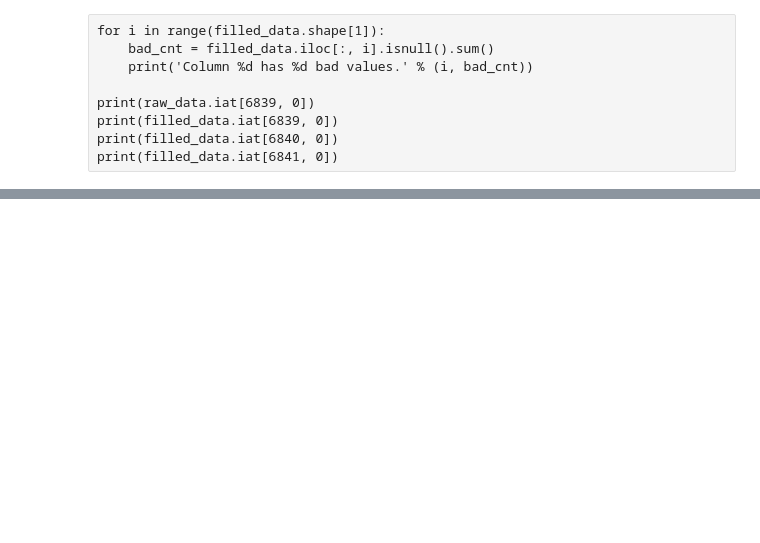
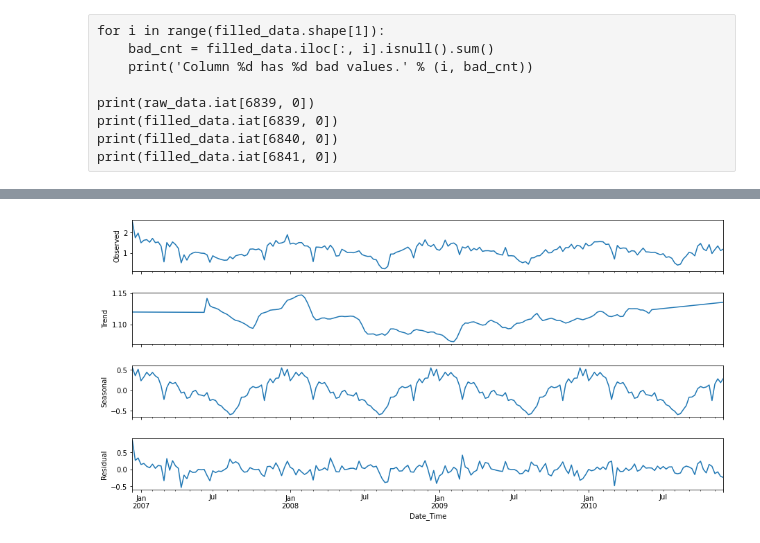
Before and after one commit to antwon87/CMPE255_Project, a Jupyter notebook: AF_scratch.ipynb, the cells around one changed output, grey strips where cells are left out. Drawn from its saved outputs; the diff is of its cells as text; code cells hidden in the pictures; blank space fills up the shorter version.

```diff
--- a/AF_scratch.ipynb
+++ b/AF_scratch.ipynb
@@ -171,0 +401,11 @@ plt.show()
+# %%
+# graphs to show seasonal_decompose
+def seasonal_decompose (y):
+    decomposition = sm.tsa.seasonal_decompose(y, model='additive',extrapolate_trend='freq')
+    fig = decomposition.plot()
+    fig.set_size_inches(14,7)
+    plt.show()
+
+seasonal_decompose(gap)#.loc['2007-01':'2007-02'])
+# %% [output]
+[figure, added]
```
Also changed, not shown: parts of 59 cells of this notebook, 1 other file.
